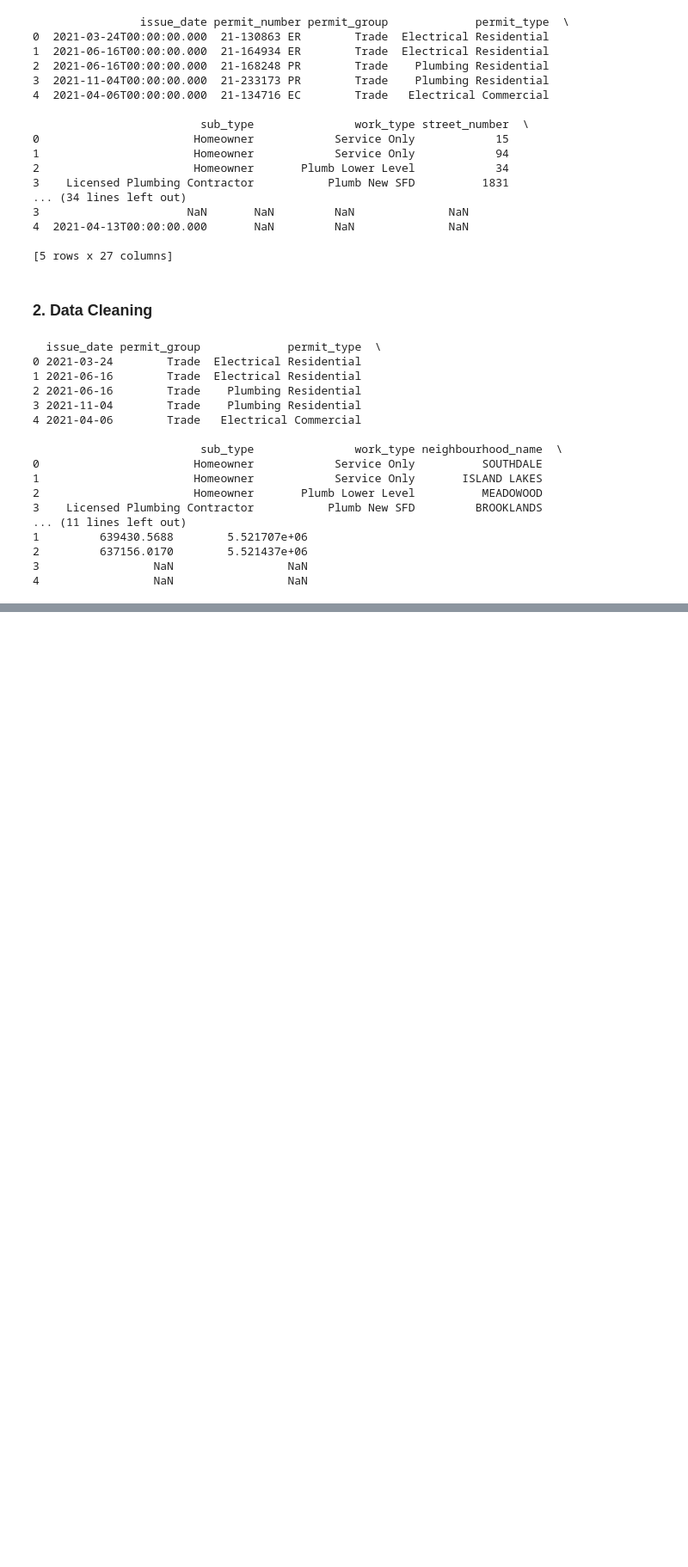
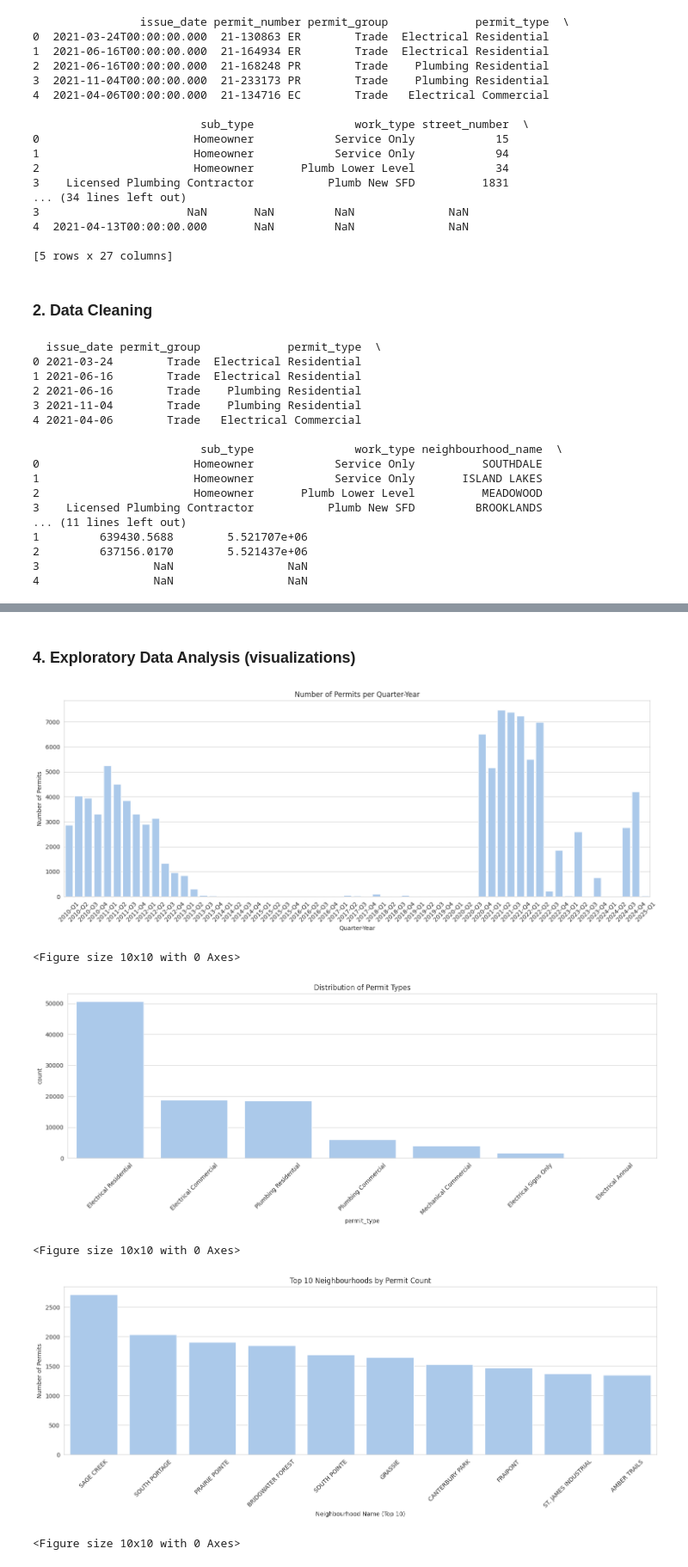
Before and after one commit to FVargasData/wpgPermits, a Jupyter notebook: Datathon2025.ipynb, the cells around one changed output, grey strips where cells are left out. Shown at 86% size. Cells and saved outputs as stored; diff of their text form; code cells hidden in the pictures; blank space fills up the shorter version.

```diff
--- a/Datathon2025.ipynb
+++ b/Datathon2025.ipynb
@@ -105,0 +108,14 @@ def clean_data(df):
+# %%
+def process_data(df):
+
+    # Extract year and quarter for grouping
+    if "issue_date" in df.columns:
+        df["year"] = df["issue_date"].dt.year
+        df["quarter"] = df["issue_date"].dt.quarter
+
+        # Create a combined quarter-year field for ease of plotting (e.g., "2022-Q1")
+        df["quarter_year"] = df["year"].astype(str) + "-Q" + df["quarter"].astype(str)
+        logging.info("Quarter and year columns created.")
+    else:
+        logging.warning("issue_date column missing, cannot process quarterly fields.")
+    return df
@@ -158,0 +235,4 @@ print(df_clean.head())
+# %%
+df_processed = process_data(df_clean)
+
+print(df_processed.head())
@@ -158,0 +257,11 @@ print(df_clean.head())
+# %% [markdown]
+### 4. Exploratory Data Analysis (visualizations)
+# %%
+explore_data(df_processed)
+# %% [output]
+[figure, added]
+<Figure size 10x10 with 0 Axes>
+[figure, added]
+<Figure size 10x10 with 0 Axes>
+[figure, added]
+<Figure size 10x10 with 0 Axes>
```
Also changed, not shown: parts of 7 cells of this notebook.
